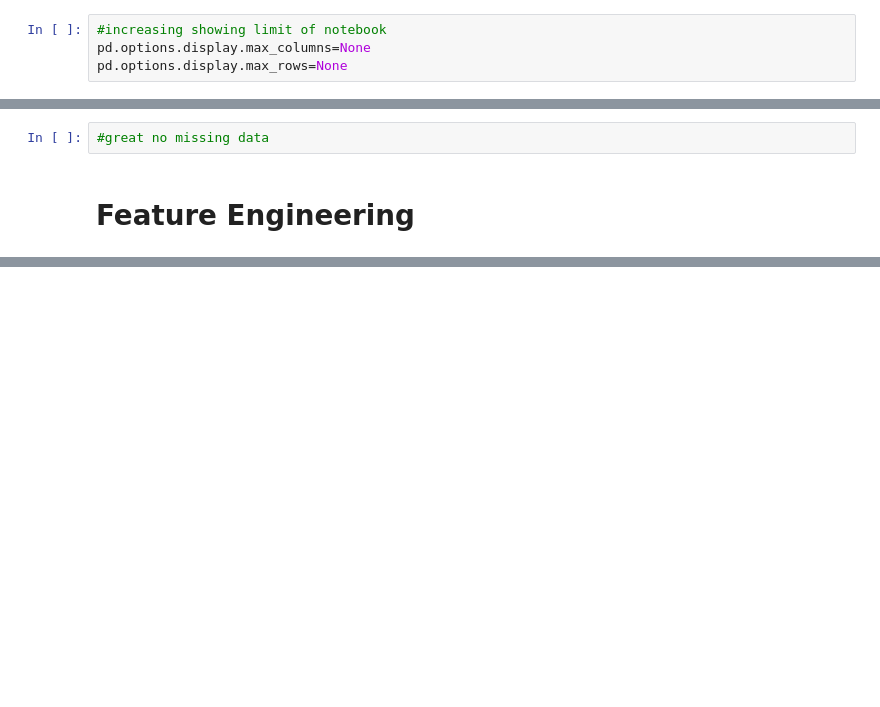
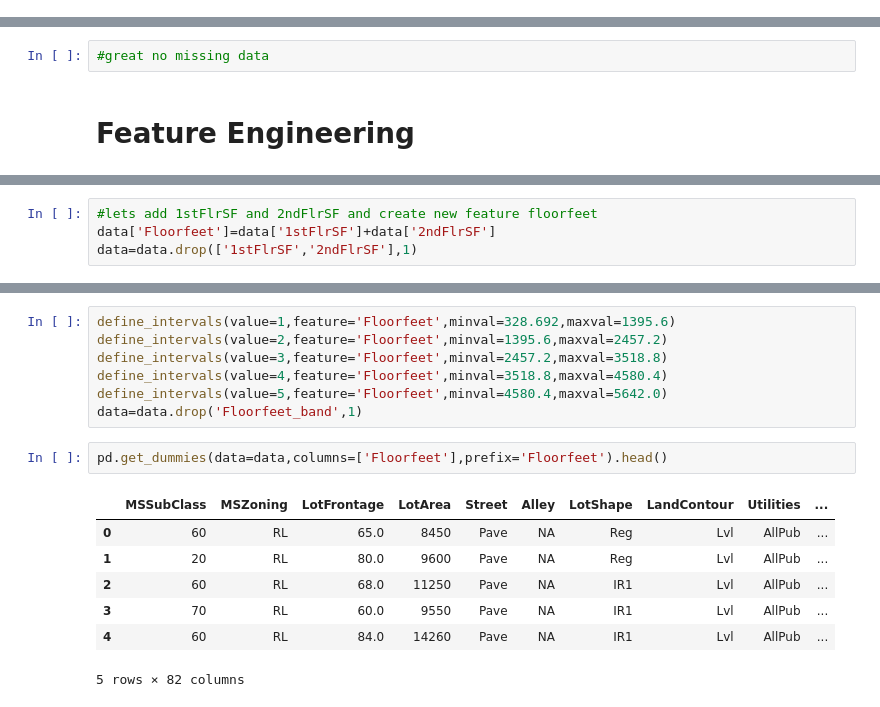
Before and after one commit to vishalvanpariya/HousePrice-Prediction-Kaggle, a Jupyter notebook: house-price-prediction-kaggle-competition.ipynb, the cells around one changed output, grey strips where cells are left out. Drawn from its saved outputs; the diff is of its cells as text; blank space fills up the shorter version.

```diff
--- a/house-price-prediction-kaggle-competition.ipynb
+++ b/house-price-prediction-kaggle-competition.ipynb
@@ -5,10 +5,6 @@ import pandas as pd
 import seaborn as sns
 import matplotlib.pyplot as plt
 sns.set()
-# %%
-#increasing showing limit of notebook
-pd.options.display.max_columns=None
-pd.options.display.max_rows=None
 # %%
 #importing data from csv file usinf pandas
 train=pd.read_csv('train.csv')
@@ -203,0 +209,4 @@ Index(['SalePrice', 'OverallQual', 'GrLivArea', 'GarageCars', 'GarageArea',
+# %%
+#lets add 1stFlrSF and 2ndFlrSF and create new feature floorfeet
+data['Floorfeet']=data['1stFlrSF']+data['2ndFlrSF']
+data=data.drop(['1stFlrSF','2ndFlrSF'],1)
@@ -203,0 +225,17 @@ Index(['SalePrice', 'OverallQual', 'GrLivArea', 'GarageCars', 'GarageArea',
+# %%
+define_intervals(value=1,feature='Floorfeet',minval=328.692,maxval=1395.6)
+define_intervals(value=2,feature='Floorfeet',minval=1395.6,maxval=2457.2)
+define_intervals(value=3,feature='Floorfeet',minval=2457.2,maxval=3518.8)
+define_intervals(value=4,feature='Floorfeet',minval=3518.8,maxval=4580.4)
+define_intervals(value=5,feature='Floorfeet',minval=4580.4,maxval=5642.0)
+data=data.drop('Floorfeet_band',1)
+# %%
+pd.get_dummies(data=data,columns=['Floorfeet'],prefix='Floorfeet').head()
+# %% [output]
+|  | MSSubClass | MSZoning | LotFrontage | LotArea | Street | Alley | LotShape | LandContour | Utilities | ... |
+| 0 | 60 | RL | 65.0 | 8450 | Pave | NA | Reg | Lvl | AllPub | ... |
+| 1 | 20 | RL | 80.0 | 9600 | Pave | NA | Reg | Lvl | AllPub | ... |
+| 2 | 60 | RL | 68.0 | 11250 | Pave | NA | IR1 | Lvl | AllPub | ... |
+| 3 | 70 | RL | 60.0 | 9550 | Pave | NA | IR1 | Lvl | AllPub | ... |
+| 4 | 60 | RL | 84.0 | 14260 | Pave | NA | IR1 | Lvl | AllPub | ... |
+5 rows × 82 columns
```
Also changed, not shown: parts of 8 cells of this notebook.
